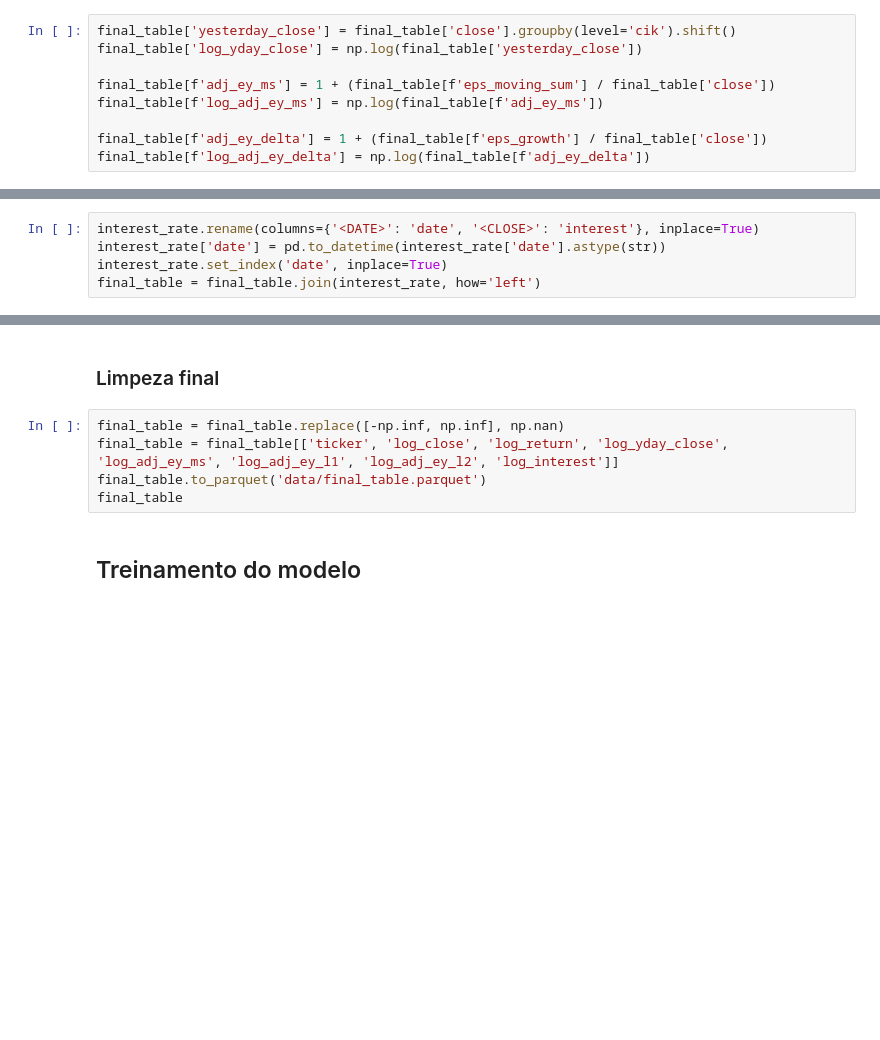
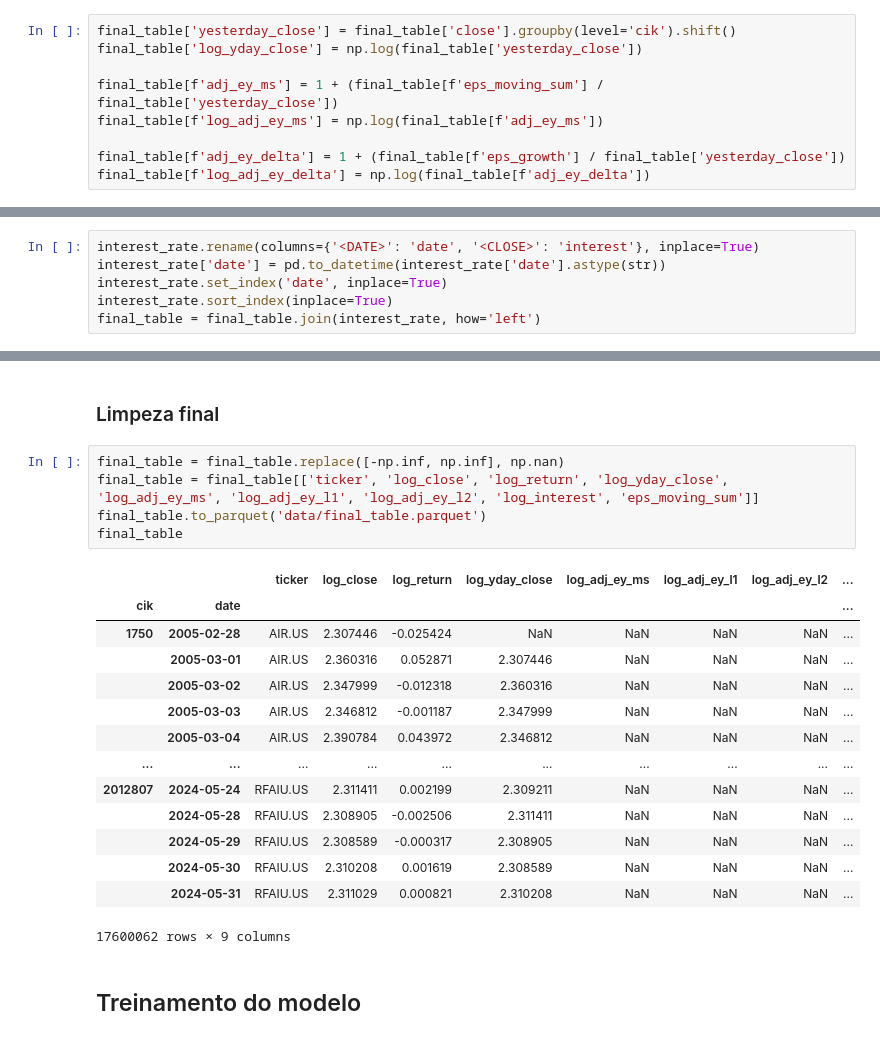
Before and after one commit to nerdmanPc/stock_market_analisys, a Jupyter notebook: final_report.ipynb, the cells around one changed output, grey strips where cells are left out. Cells and saved outputs as stored; diff of their text form; blank space fills up the shorter version.

```diff
--- a/final_report.ipynb
+++ b/final_report.ipynb
@@ -169,10 +184,10 @@ Trata-se do $earnings\_yield + 1$. Foi escolhida esta métrica pelos seguintes m
 final_table['yesterday_close'] = final_table['close'].groupby(level='cik').shift()
 final_table['log_yday_close'] = np.log(final_table['yesterday_close'])
 
-final_table[f'adj_ey_ms'] = 1 + (final_table[f'eps_moving_sum'] / final_table['close'])
+final_table[f'adj_ey_ms'] = 1 + (final_table[f'eps_moving_sum'] / final_table['yesterday_close'])
 final_table[f'log_adj_ey_ms'] = np.log(final_table[f'adj_ey_ms'])
 
-final_table[f'adj_ey_delta'] = 1 + (final_table[f'eps_growth'] / final_table['close'])
+final_table[f'adj_ey_delta'] = 1 + (final_table[f'eps_growth'] / final_table['yesterday_close'])
 final_table[f'log_adj_ey_delta'] = np.log(final_table[f'adj_ey_delta'])
 # %%
 final_table['log_adj_ey_l1'] = final_table['log_adj_ey_ms'] - final_table['log_adj_ey_ms'].groupby('cik').shift()
@@ -184,6 +199,7 @@ interest_rate = interest_rate[['<DATE>', '<CLOSE>']].copy()
 interest_rate.rename(columns={'<DATE>': 'date', '<CLOSE>': 'interest'}, inplace=True)
 interest_rate['date'] = pd.to_datetime(interest_rate['date'].astype(str))
 interest_rate.set_index('date', inplace=True)
+interest_rate.sort_index(inplace=True)
 final_table = final_table.join(interest_rate, how='left')
 # %%
 final_table['interest'] = final_table['interest'].groupby(level='cik').ffill()
@@ -193,9 +209,24 @@ final_table['log_interest'] = np.log(final_table.interest)
 ### Limpeza final
 # %%
 final_table = final_table.replace([-np.inf, np.inf], np.nan)
-final_table = final_table[['ticker', 'log_close', 'log_return', 'log_yday_close', 'log_adj_ey_ms', 'log_adj_ey_l1', 'log_adj_ey_l2', 'log_interest']]
+final_table = final_table[['ticker', 'log_close', 'log_return', 'log_yday_close', 'log_adj_ey_ms', 'log_adj_ey_l1', 'log_adj_ey_l2', 'log_interest', 'eps_moving_sum']]
 final_table.to_parquet('data/final_table.parquet')
 final_table
+# %% [output]
+|  |  | ticker | log_close | log_return | log_yday_close | log_adj_ey_ms | log_adj_ey_l1 | log_adj_ey_l2 | ... |
+| cik | date |  |  |  |  |  |  |  | ... |
+| 1750 | 2005-02-28 | AIR.US | 2.307446 | -0.025424 | NaN | NaN | NaN | NaN | ... |
+|  | 2005-03-01 | AIR.US | 2.360316 | 0.052871 | 2.307446 | NaN | NaN | NaN | ... |
+|  | 2005-03-02 | AIR.US | 2.347999 | -0.012318 | 2.360316 | NaN | NaN | NaN | ... |
+|  | 2005-03-03 | AIR.US | 2.346812 | -0.001187 | 2.347999 | NaN | NaN | NaN | ... |
+|  | 2005-03-04 | AIR.US | 2.390784 | 0.043972 | 2.346812 | NaN | NaN | NaN | ... |
+| ... | ... | ... | ... | ... | ... | ... | ... | ... | ... |
+| 2012807 | 2024-05-24 | RFAIU.US | 2.311411 | 0.002199 | 2.309211 | NaN | NaN | NaN | ... |
+|  | 2024-05-28 | RFAIU.US | 2.308905 | -0.002506 | 2.311411 | NaN | NaN | NaN | ... |
+|  | 2024-05-29 | RFAIU.US | 2.308589 | -0.000317 | 2.308905 | NaN | NaN | NaN | ... |
+|  | 2024-05-30 | RFAIU.US | 2.310208 | 0.001619 | 2.308589 | NaN | NaN | NaN | ... |
+|  | 2024-05-31 | RFAIU.US | 2.311029 | 0.000821 | 2.310208 | NaN | NaN | NaN | ... |
+17600062 rows × 9 columns
 # %% [markdown]
 ## Treinamento do modelo
 # %%
```
Also changed, not shown: parts of 27 cells of this notebook, 4 other files.
